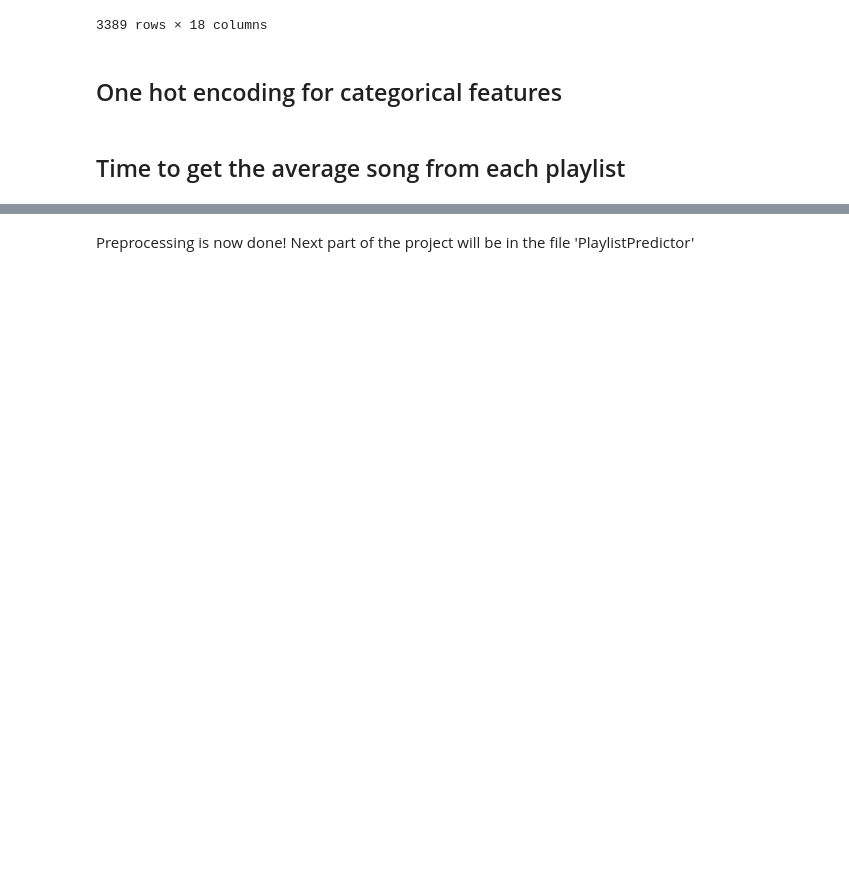
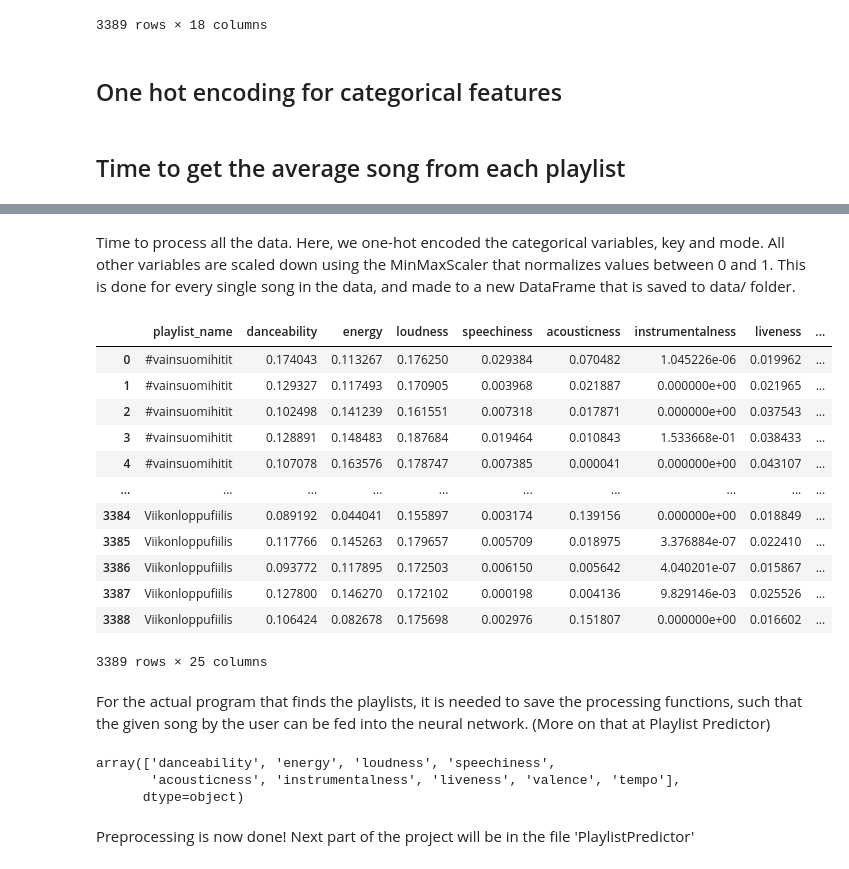
Before and after one commit to henryblu/Predicting-Hits, a Jupyter notebook: Gathering and processing the data.ipynb, the cells around one changed output, grey strips where cells are left out. Cells and saved outputs as stored; diff of their text form; code cells hidden in the pictures; blank space fills up the shorter version.

Commit message:
Documentation, finishing of the predictor

```diff
--- a/Gathering and processing the data.ipynb
+++ b/Gathering and processing the data.ipynb
@@ -328,23 +329,52 @@ averages_playlist
 | 35 | Tästä tulee hyvä päivä | 59.270000 | 0.648750 | 0.703830 | 5.210000 | -5.606650 | 0.068330 | 1 | ... |
 | 36 | Uuden suomalaisen musiikin lista | 25.704545 | 0.640466 | 0.697523 | 4.840909 | -6.863500 | 0.070870 | 0 | ... |
 | 37 | Viikonloppufiilis | 68.290000 | 0.631130 | 0.538670 | 5.160000 | -7.142400 | 0.076249 | 1 | ... |
+# %% [markdown]
+Time to process all the data. Here, we one-hot encoded the categorical variables, key and mode. All other variables are scaled down using the MinMaxScaler that normalizes values between 0 and 1. This is done for every single song in the data, and made to a new DataFrame that is saved to data/ folder.
 # %%
 #Preparing the original df for model
 from sklearn.preprocessing import MinMaxScaler
 
 key_onehot = onehot_prep(df, 'key', 'key') * 0.5
 mode_onehot = onehot_prep(df, 'mode', 'mode') * 0.5
 
 pop = df[['popularity']].reset_index(drop = True)
 scaler = MinMaxScaler()
 pop_scaled = pd.DataFrame(scaler.fit_transform(pop), columns = pop.columns) * 0.2
 
 floats = df[df.dtypes[df.dtypes == 'float64'].index.values].reset_index(drop = True)
-scaler = MinMaxScaler()
-floats_scaled = pd.DataFrame(scaler.fit_transform(floats), columns = floats.columns) * 0.2
+scaler2 = MinMaxScaler()
+floats_scaled = pd.DataFrame(scaler2.fit_transform(floats), columns = floats.columns) * 0.2
 
 final = pd.concat([df['playlist_name'], floats_scaled, pop_scaled, key_onehot, mode_onehot], axis = 1)
 final
+# %% [output]
+|  | playlist_name | danceability | energy | loudness | speechiness | acousticness | instrumentalness | liveness | ... |
+| 0 | #vainsuomihitit | 0.174043 | 0.113267 | 0.176250 | 0.029384 | 0.070482 | 1.045226e-06 | 0.019962 | ... |
+| 1 | #vainsuomihitit | 0.129327 | 0.117493 | 0.170905 | 0.003968 | 0.021887 | 0.000000e+00 | 0.021965 | ... |
+| 2 | #vainsuomihitit | 0.102498 | 0.141239 | 0.161551 | 0.007318 | 0.017871 | 0.000000e+00 | 0.037543 | ... |
+| 3 | #vainsuomihitit | 0.128891 | 0.148483 | 0.187684 | 0.019464 | 0.010843 | 1.533668e-01 | 0.038433 | ... |
+| 4 | #vainsuomihitit | 0.107078 | 0.163576 | 0.178747 | 0.007385 | 0.000041 | 0.000000e+00 | 0.043107 | ... |
+| ... | ... | ... | ... | ... | ... | ... | ... | ... | ... |
+| 3384 | Viikonloppufiilis | 0.089192 | 0.044041 | 0.155897 | 0.003174 | 0.139156 | 0.000000e+00 | 0.018849 | ... |
+| 3385 | Viikonloppufiilis | 0.117766 | 0.145263 | 0.179657 | 0.005709 | 0.018975 | 3.376884e-07 | 0.022410 | ... |
+| 3386 | Viikonloppufiilis | 0.093772 | 0.117895 | 0.172503 | 0.006150 | 0.005642 | 4.040201e-07 | 0.015867 | ... |
+| 3387 | Viikonloppufiilis | 0.127800 | 0.146270 | 0.172102 | 0.000198 | 0.004136 | 9.829146e-03 | 0.025526 | ... |
+| 3388 | Viikonloppufiilis | 0.106424 | 0.082678 | 0.175698 | 0.002976 | 0.151807 | 0.000000e+00 | 0.016602 | ... |
+3389 rows × 25 columns
+# %% [markdown]
+For the actual program that finds the playlists, it is needed to save the processing functions, such that the given song by the user can be fed into the neural network. (More on that at Playlist Predictor)
+# %%
+#Save scalers for later use
+import joblib
+scaler_pop = scaler.fit(pop)
+scaler_floats = scaler2.fit(floats)
+joblib.dump(value = scaler_pop, filename = './objects/scaler_pop')
+joblib.dump(value = scaler_floats, filename = './objects/scaler_floats')
+# %% [output]
+array(['danceability', 'energy', 'loudness', 'speechiness',
+       'acousticness', 'instrumentalness', 'liveness', 'valence', 'tempo'],
+      dtype=object)
 # %% [markdown]
 Preprocessing is now done! Next part of the project will be in the file 'PlaylistPredictor'
 # %%
```
Also changed, not shown: parts of 8 cells of this notebook, 8 other files.
